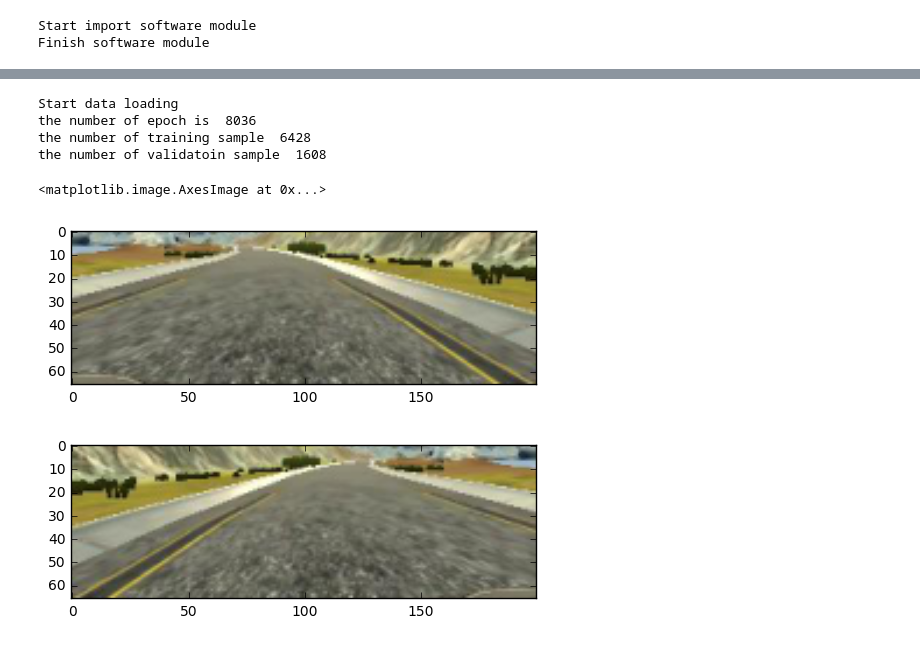
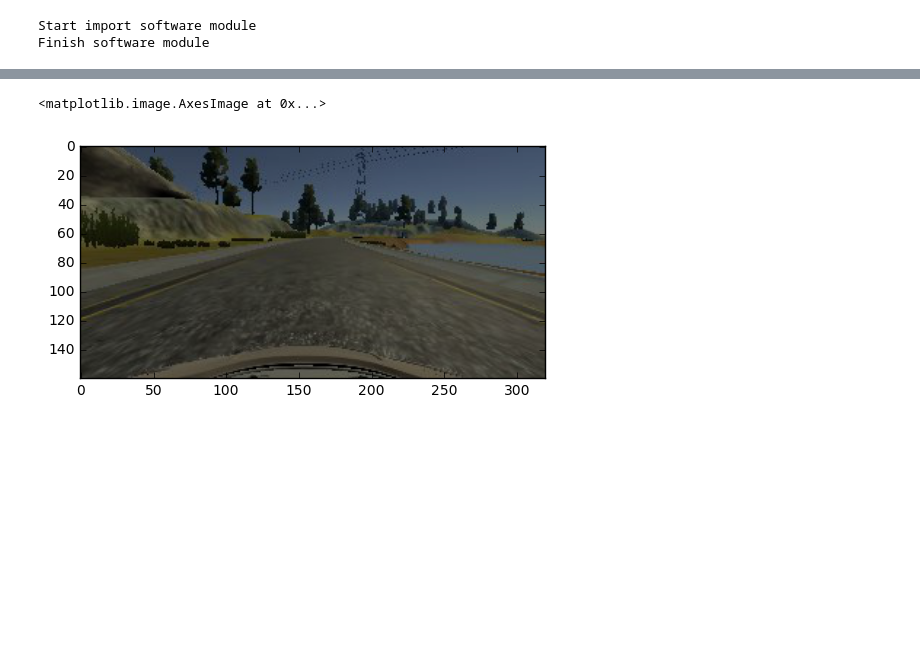
Before and after one commit to avavavsf/End-to-End-Learning-for-Self-Driving-Cars, a Jupyter notebook: visualization.ipynb, the cells around one changed output, grey strips where cells are left out. Drawn from its saved outputs; the diff is of its cells as text; code cells hidden in the pictures; blank space fills up the shorter version.

Commit message:
add more visualization

```diff
--- a/visualization.ipynb
+++ b/visualization.ipynb
@@ -24,62 +70,47 @@ Finish software module
 # %%
 #define some functions
 
-def preprocess_image(image):
-    n_row,n_col, n_ch = image.shape
+def bright_augment(img):
+    img1 = cv2.cvtColor(img,cv2.COLOR_RGB2HSV)
+    random_bright = .25 + np.random.uniform()
+    #print(random_bright)
+    #print(img1[:,:,2])
+    img1[:,:,2] = img1[:,:,2]*random_bright
+    img1 = cv2.cvtColor(img1,cv2.COLOR_HSV2RGB)
+    return img1
+
+def chop_image(img):
+    n_row,n_col, n_ch = img.shape
     # This removes most of the area above the road and small amount below including the hood
-    new_image = image[int(n_row * 0.33):int(n_row * 0.875), :]
-    # resize
-    new_image = cv2.resize(new_image, (200,66), interpolation=cv2.INTER_AREA)
-    return new_image
+    img1 = img[int(n_row * 0.33):int(n_row * 0.875), :]
+    return img1
+
+def resize_image(img):
+    img1 = cv2.resize(img, (200,66), interpolation=cv2.INTER_AREA)
+    return img1
+
 
 def read_image(file_name):
     img = cv2.imread(file_name)
-    img = preprocess_image(img)
     img = cv2.cvtColor(img,cv2.COLOR_BGR2RGB)
+    img = bright_augment(img)
     return img
-# %%
-# Load datadata
-print("Start data loading")
-# need to revise on OSU OSC
-features_directory = './training_data/'
-labels_file= './training_data/driving_log.csv'
-#define the input image shape
-row = 66
-col = 200
-ch = 3
-## split the data into 80% training, 20% validation
-n_ep = 0
-with open(labels_file, mode='r') as f:
-    reader = csv.reader(f, delimiter=',')
-    for row in reader:
-        n_ep = n_ep + 1
-n_ep = n_ep - 1
-print('the number of epoch is ', n_ep)
-arr = np.arange(n_ep)
-np.random.shuffle(arr)
-t = arr[:int(n_ep * 0.8)]
-v = arr[int(n_ep * 0.8):]
-print("the number of training sample ", len(t))
-print("the number of validatoin sample ", len(v))
-# %% [output]
-Start data loading
-the number of epoch is  8036
-the number of training sample  6428
-the number of validatoin sample  1608
 # %%
 #visuization
 image_index = np.random.randint(len(t))
+#image_index = 0
 df=pd.read_csv(labels_file, sep=',',header=None)
 #center camera
-camera_index = 2
+camera_index = 0
 features_file = features_directory + df[camera_index][image_index].strip()
 img = read_image(features_file)
-flip_img = cv2.flip(img,1)
 plt.figure(1)
 plt.imshow(img)
-plt.figure(2)
-plt.imshow(flip_img)
+
+
+#flip_img = cv2.flip(img,1)
+#plt.figure(2)
+#plt.imshow(flip_img)
 # %% [output]
 <matplotlib.image.AxesImage at 0x...>
-[figure, old version]
+[figure, new version]
-[figure, removed]
```
Also changed, not shown: parts of 1 cell of this notebook.
